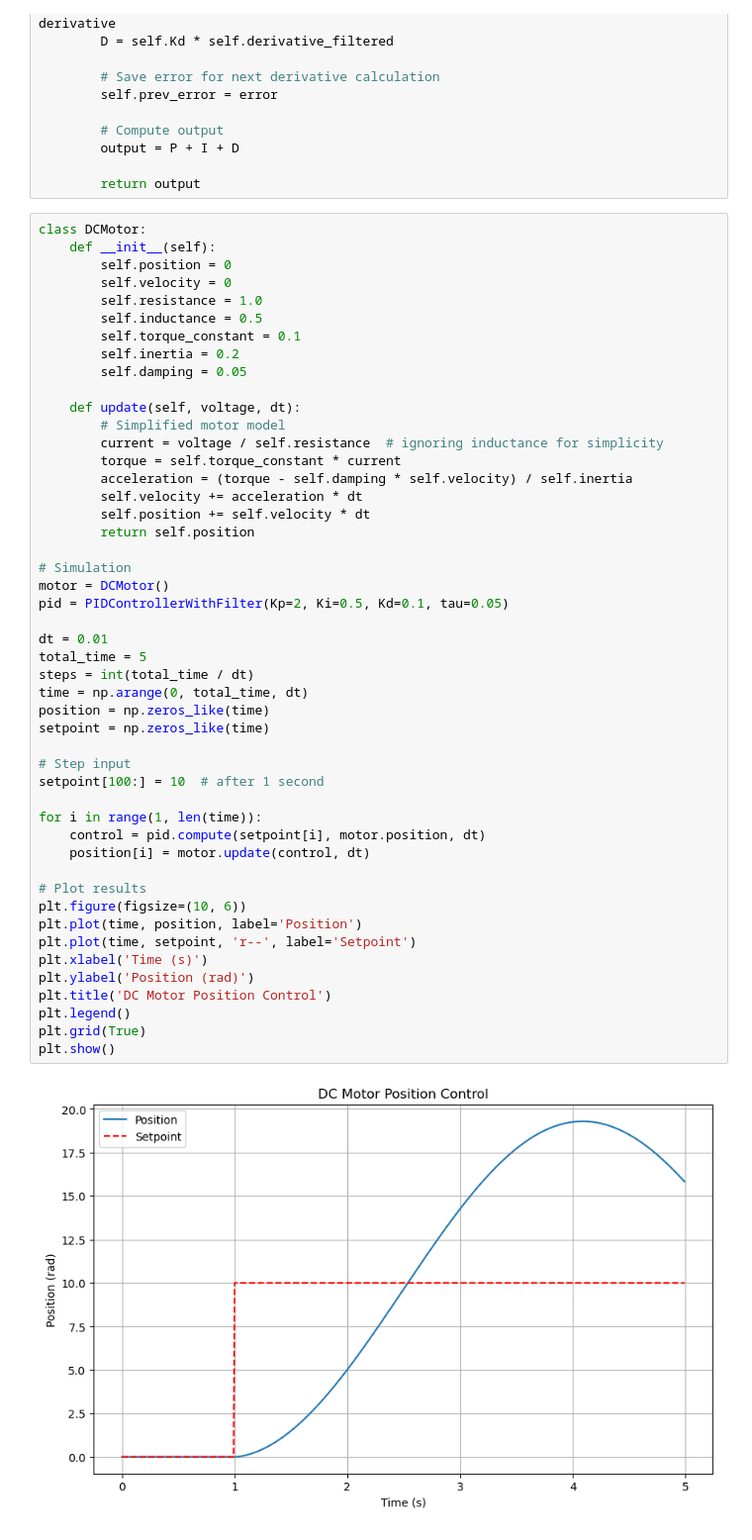
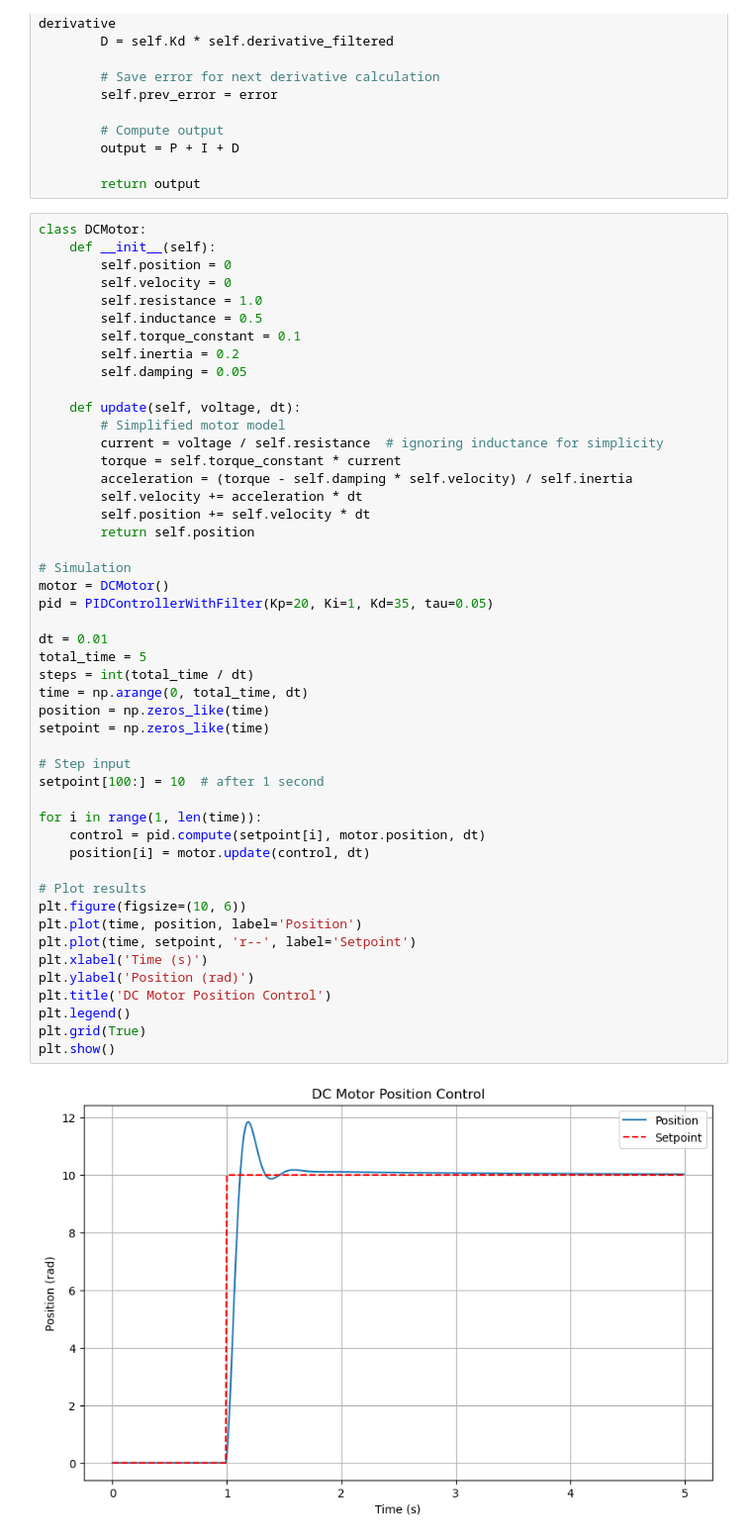
Before and after one commit to Vinothhk/PID-control, a Jupyter notebook: dc_motor_control.ipynb, the cells around one changed output. Shown: that part at 99% size. Saved outputs shown, nothing was run; the diff lists cells and outputs as text.

```diff
--- a/dc_motor_control.ipynb
+++ b/dc_motor_control.ipynb
@@ -85,32 +85,32 @@ class DCMotor:
         return self.position
 
 # Simulation
 motor = DCMotor()
-pid = PIDControllerWithFilter(Kp=2, Ki=0.5, Kd=0.1, tau=0.05)
+pid = PIDControllerWithFilter(Kp=20, Ki=1, Kd=35, tau=0.05)
 
 dt = 0.01
 total_time = 5
 steps = int(total_time / dt)
 time = np.arange(0, total_time, dt)
 position = np.zeros_like(time)
 setpoint = np.zeros_like(time)
 
 # Step input
 setpoint[100:] = 10  # after 1 second
 
 for i in range(1, len(time)):
     control = pid.compute(setpoint[i], motor.position, dt)
     position[i] = motor.update(control, dt)
 
 # Plot results
 plt.figure(figsize=(10, 6))
 plt.plot(time, position, label='Position')
 plt.plot(time, setpoint, 'r--', label='Setpoint')
 plt.xlabel('Time (s)')
 plt.ylabel('Position (rad)')
 plt.title('DC Motor Position Control')
 plt.legend()
 plt.grid(True)
 plt.show()
 # %% [output]
-[figure, old version]
+[figure, new version]
```
